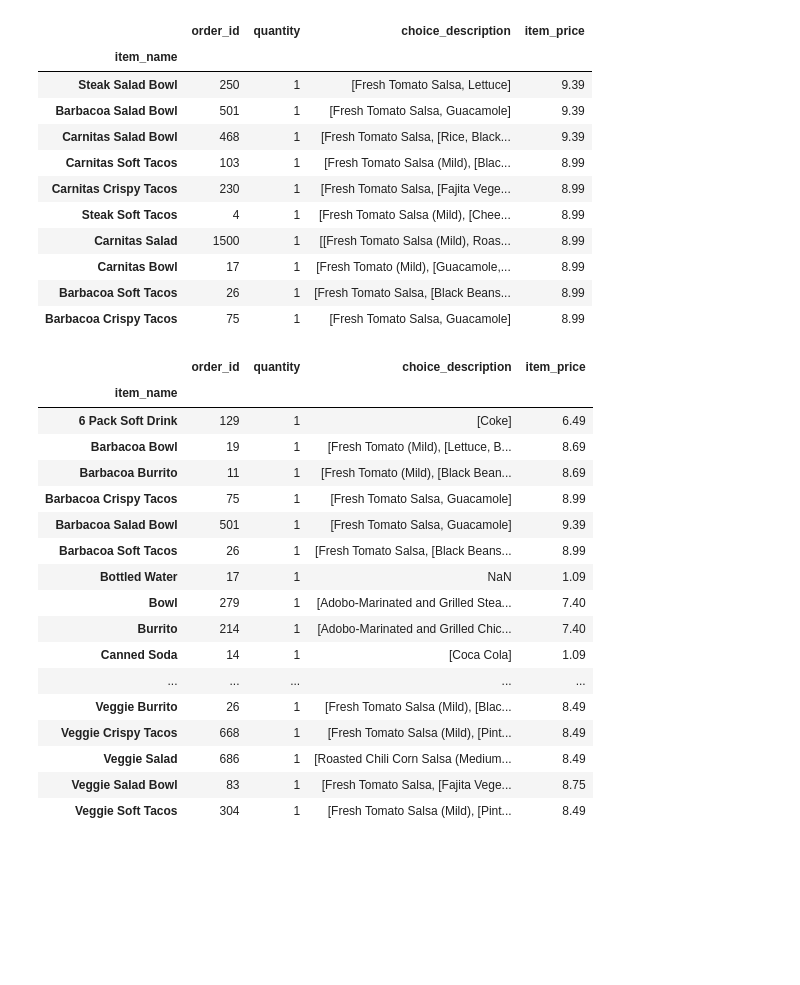
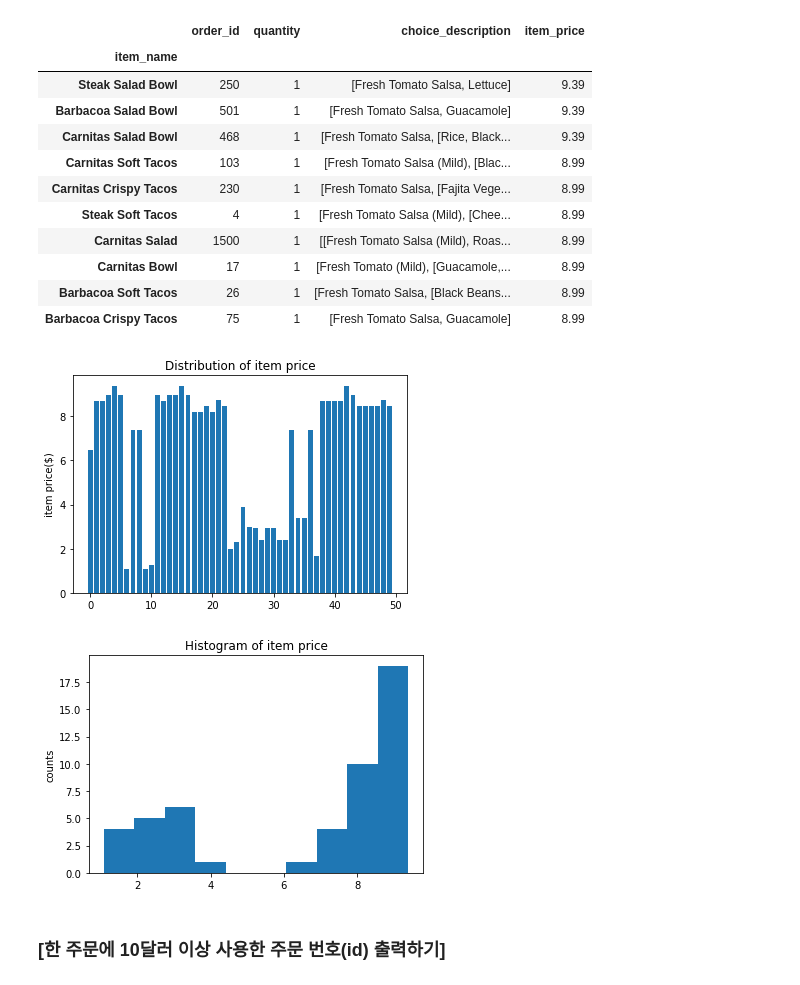
Before and after one commit to cheymingyu/BigData-Analysis-Practice, a Jupyter notebook: This is Data Analysis/chipotle.ipynb, the cells around one changed output. Cells and saved outputs as stored; diff of their text form; code cells hidden in the pictures; blank space fills up the shorter version.

```diff
--- a/This is Data Analysis/chipotle.ipynb
+++ b/This is Data Analysis/chipotle.ipynb
@@ -295,24 +295,26 @@ price_per_item.sort_values(by="item_price",ascending=False)[:10]
 | Carnitas Bowl | 17 | 1 | [Fresh Tomato (Mild), [Guacamole,... | 8.99 |
 | Barbacoa Soft Tacos | 26 | 1 | [Fresh Tomato Salsa, [Black Beans... | 8.99 |
 | Barbacoa Crispy Tacos | 75 | 1 | [Fresh Tomato Salsa, Guacamole] | 8.99 |
-# %%
-price_per_item
-# %% [output]
-|  | order_id | quantity | choice_description | item_price |
-| item_name |  |  |  |  |
-| 6 Pack Soft Drink | 129 | 1 | [Coke] | 6.49 |
-| Barbacoa Bowl | 19 | 1 | [Fresh Tomato (Mild), [Lettuce, B... | 8.69 |
-| Barbacoa Burrito | 11 | 1 | [Fresh Tomato (Mild), [Black Bean... | 8.69 |
-| Barbacoa Crispy Tacos | 75 | 1 | [Fresh Tomato Salsa, Guacamole] | 8.99 |
-| Barbacoa Salad Bowl | 501 | 1 | [Fresh Tomato Salsa, Guacamole] | 9.39 |
-| Barbacoa Soft Tacos | 26 | 1 | [Fresh Tomato Salsa, [Black Beans... | 8.99 |
-| Bottled Water | 17 | 1 | NaN | 1.09 |
-| Bowl | 279 | 1 | [Adobo-Marinated and Grilled Stea... | 7.40 |
-| Burrito | 214 | 1 | [Adobo-Marinated and Grilled Chic... | 7.40 |
-| Canned Soda | 14 | 1 | [Coca Cola] | 1.09 |
-| ... | ... | ... | ... | ... |
-| Veggie Burrito | 26 | 1 | [Fresh Tomato Salsa (Mild), [Blac... | 8.49 |
-| Veggie Crispy Tacos | 668 | 1 | [Fresh Tomato Salsa (Mild), [Pint... | 8.49 |
-| Veggie Salad | 686 | 1 | [Roasted Chili Corn Salsa (Medium... | 8.49 |
-| Veggie Salad Bowl | 83 | 1 | [Fresh Tomato Salsa, [Fajita Vege... | 8.75 |
-| Veggie Soft Tacos | 304 | 1 | [Fresh Tomato Salsa (Mild), [Pint... | 8.49 |
+# %%
+# 아이템 가격 분포 그래프 출력
+item_name_list = price_per_item.index.tolist()
+x_pos = np.arange(len(item_name_list))
+item_price = price_per_item['item_price'].tolist()
+
+plt.bar(x_pos, item_price, align='center')
+plt.ylabel('item price($)')
+plt.title('Distribution of item price')
+plt.show()
+# %% [output]
+[figure, added]
+# %%
+# 아이템 가격 히스토그램 출력
+plt.hist(item_price)
+plt.ylabel('counts')
+plt.title('Histogram of item price')
+
+plt.show()
+# %% [output]
+[figure, added]
+# %% [markdown]
+### [한 주문에 10달러 이상 사용한 주문 번호(id) 출력하기]
```
Also changed, not shown: parts of 12 cells of this notebook.
